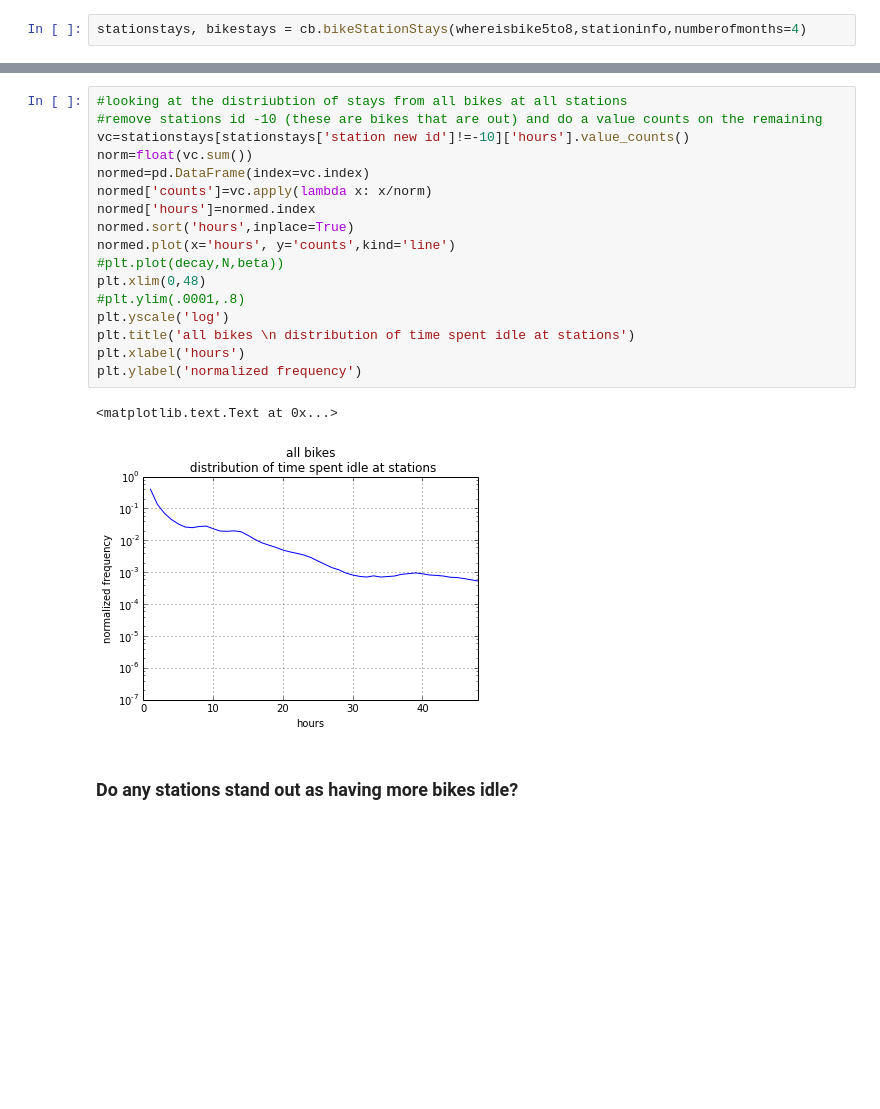
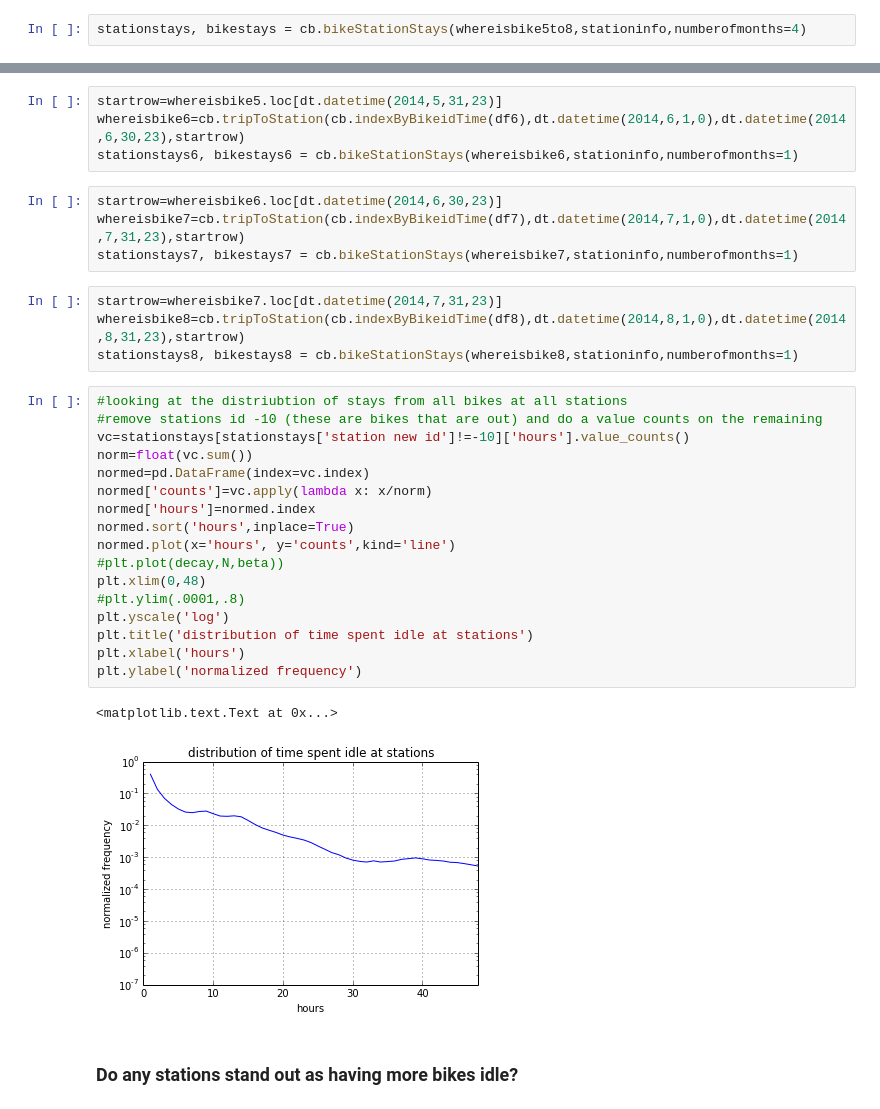
Before and after one commit to deenapatel/citibike, a Jupyter notebook: Citibike.ipynb, the cells around one changed output, grey strips where cells are left out. Saved outputs shown, nothing was run; the diff lists cells and outputs as text; blank space fills up the shorter version.

```diff
--- a/Citibike.ipynb
+++ b/Citibike.ipynb
@@ -167,23 +140,35 @@ plt.ylabel('freq')
+# %%
+startrow=whereisbike5.loc[dt.datetime(2014,5,31,23)]
+whereisbike6=cb.tripToStation(cb.indexByBikeidTime(df6),dt.datetime(2014,6,1,0),dt.datetime(2014,6,30,23),startrow)
+stationstays6, bikestays6 = cb.bikeStationStays(whereisbike6,stationinfo,numberofmonths=1)
+# %%
+startrow=whereisbike6.loc[dt.datetime(2014,6,30,23)]
+whereisbike7=cb.tripToStation(cb.indexByBikeidTime(df7),dt.datetime(2014,7,1,0),dt.datetime(2014,7,31,23),startrow)
+stationstays7, bikestays7 = cb.bikeStationStays(whereisbike7,stationinfo,numberofmonths=1)
+# %%
+startrow=whereisbike7.loc[dt.datetime(2014,7,31,23)]
+whereisbike8=cb.tripToStation(cb.indexByBikeidTime(df8),dt.datetime(2014,8,1,0),dt.datetime(2014,8,31,23),startrow)
+stationstays8, bikestays8 = cb.bikeStationStays(whereisbike8,stationinfo,numberofmonths=1)
 # %%
 #looking at the distriubtion of stays from all bikes at all stations
 #remove stations id -10 (these are bikes that are out) and do a value counts on the remaining
 vc=stationstays[stationstays['station new id']!=-10]['hours'].value_counts()
 norm=float(vc.sum())
 normed=pd.DataFrame(index=vc.index)
 normed['counts']=vc.apply(lambda x: x/norm)
 normed['hours']=normed.index
 normed.sort('hours',inplace=True)
 normed.plot(x='hours', y='counts',kind='line')
 #plt.plot(decay,N,beta))
 plt.xlim(0,48)
 #plt.ylim(.0001,.8)
 plt.yscale('log')
-plt.title('all bikes \n distribution of time spent idle at stations')
+plt.title('distribution of time spent idle at stations')
 plt.xlabel('hours')
 plt.ylabel('normalized frequency')
 # %% [output]
 <matplotlib.text.Text at 0x...>
-[figure, old version]
+[figure, new version]
 # %% [markdown]
 ### Do any stations stand out as having more bikes idle?
 # %%
```
Also changed, not shown: parts of 38 cells of this notebook, 2 other files.
